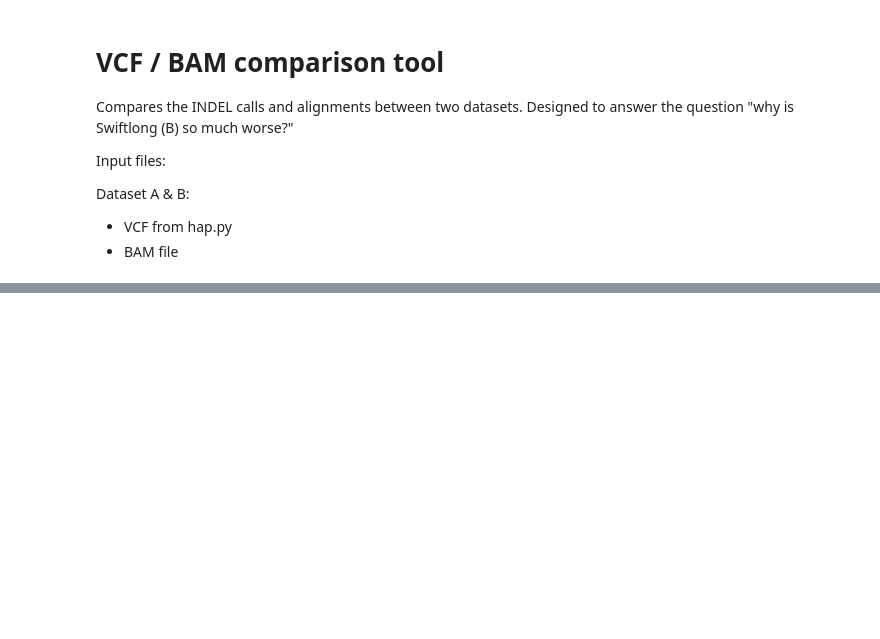
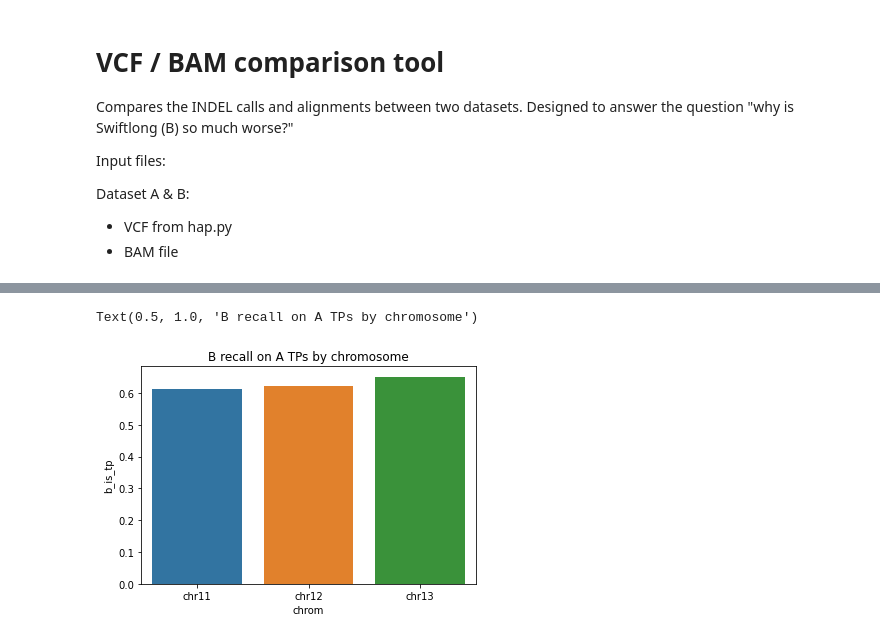
Before and after one commit to fa2k/comparison, a Jupyter notebook: vc_troubleshooting.ipynb, the cells around one changed output, grey strips where cells are left out. Saved outputs shown, nothing was run; the diff lists cells and outputs as text; code cells hidden in the pictures; blank space fills up the shorter version.

```diff
--- a/vc_troubleshooting.ipynb
+++ b/vc_troubleshooting.ipynb
@@ -70,0 +104,6 @@ sns.boxplot(data=df[df.is_tp], x='chrom', y='b_is_tp')
+# %%
+sns.barplot(data=a_tp_data.groupby('chrom', as_index=False).mean(), x='chrom', y='b_is_tp')
+plt.title('B recall on A TPs by chromosome')
+# %% [output]
+Text(0.5, 1.0, 'B recall on A TPs by chromosome')
+[figure, added]
```
Also changed, not shown: parts of 9 cells of this notebook.
